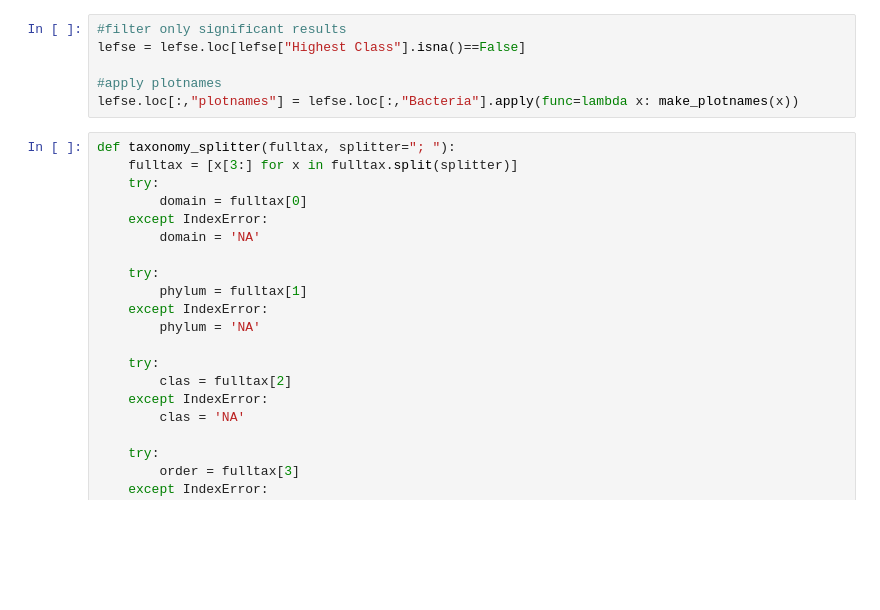
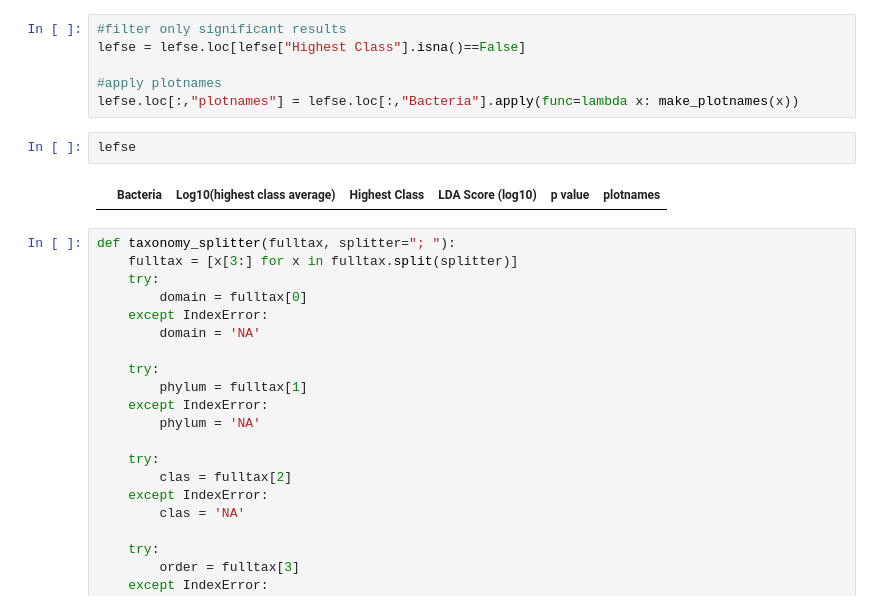
Before and after one commit to sterrettJD/Chemobrain, a Jupyter notebook: LEfSe.ipynb, the cells around one changed output. Cells and saved outputs as stored; diff of their text form; blank space fills up the shorter version.

```diff
--- a/LEfSe.ipynb
+++ b/LEfSe.ipynb
@@ -246,6 +225,10 @@ lefse = lefse.loc[lefse["Highest Class"].isna()==False]
 
 #apply plotnames
 lefse.loc[:,"plotnames"] = lefse.loc[:,"Bacteria"].apply(func=lambda x: make_plotnames(x))
+# %%
+lefse
+# %% [output]
+|  | Bacteria | Log10(highest class average) | Highest Class | LDA Score (log10) | p value | plotnames |
 # %%
 def taxonomy_splitter(fulltax, splitter="; "):
     fulltax = [x[3:] for x in fulltax.split(splitter)]
```
Also changed, not shown: parts of 9 cells of this notebook.
